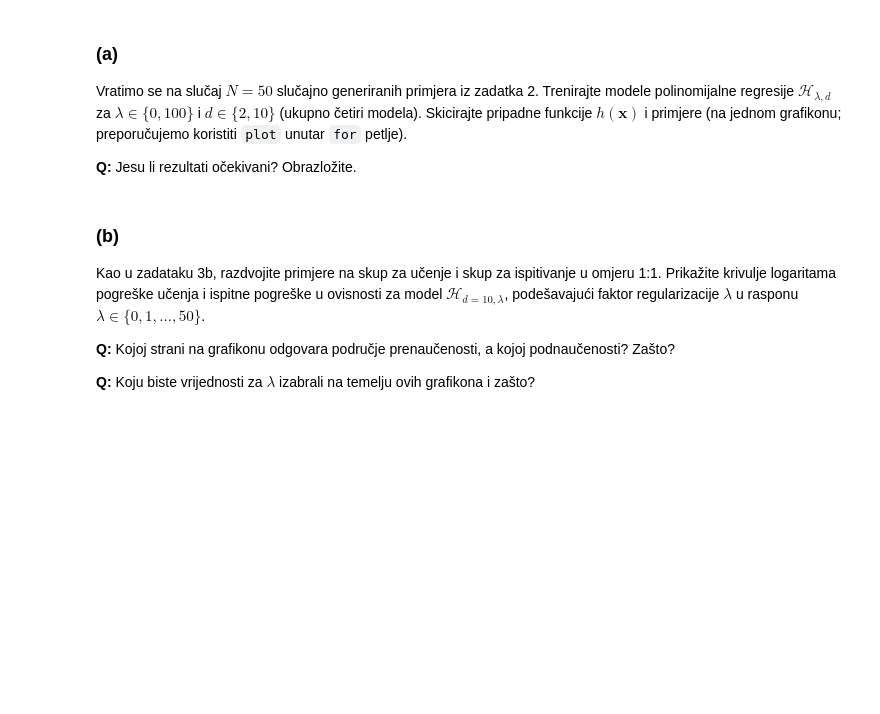
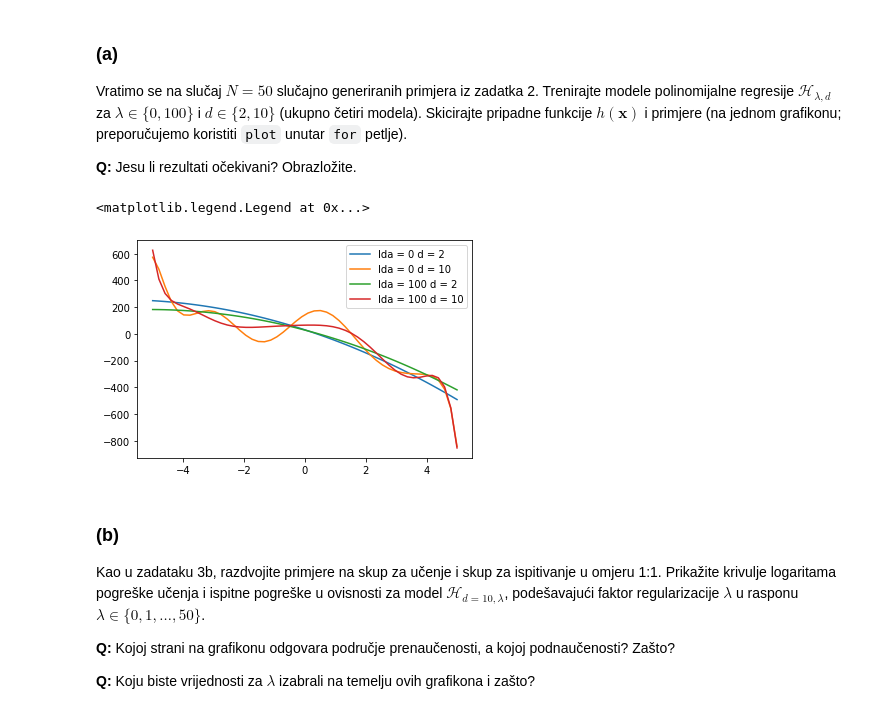
Before and after one commit to aj50009/su, a Jupyter notebook: SU-2019-LAB01-0036500097.ipynb, the cells around one changed output. Saved outputs shown, nothing was run; the diff lists cells and outputs as text; code cells hidden in the pictures; blank space fills up the shorter version.

```diff
--- a/SU-2019-LAB01-0036500097.ipynb
+++ b/SU-2019-LAB01-0036500097.ipynb
@@ -274,0 +287,16 @@ U gornjim eksperimentima nismo koristili **regularizaciju**. Vratimo se najprije
+# %%
+# Vaš kôd ovdje
+X = np.array([[0],[1],[2],[4]])
+y = np.array([4,1,2,5])
+ldas = [0, 1, 10]
+Phi = PolynomialFeatures(3).fit_transform(X)
+PhiT = Phi.transpose()
+for lda in ldas:
+    I = np.identity(4)
+    I[0,0] = 0 # Onemoguci utjecanje na bias
+    w = matmul(matmul(linalg.inv(matmul(PhiT, Phi) + lda * I), PhiT), y)
+    y_pred = [matmul(w.transpose(), xt) for xt in Phi]
+    E = (len(y) / 2) * mean_squared_error(y, y_pred)
+    print('[lambda = ' + str(lda) + '] ')
+    print(' weights: ' + str(w))
+    print(' error: ' + str(E))
@@ -284,0 +321,6 @@ from sklearn.linear_model import Ridge
+# %%
+# Vaš kôd ovdje
+for lda in ldas:
+    model = Ridge(alpha = lda).fit(Phi, y)
+    print(model.coef_)
+    print(model.intercept_)
@@ -295,3 +342,20 @@ Vratimo se na slučaj $N=50$ slučajno generiranih primjera iz zadatka 2. Trenir
+# %%
+# Vaš kôd ovdje
+X = make_instances(-5, 5, 50)
+f = lambda x: 5 + x[0] - 2 * pow(x[0], 2) - 5 * pow(x[0], 3)
+y = make_labels(X, f, 200)
+ldas = [0, 100]
+ds = [2, 10]
+for lda in ldas:
+    for d in ds:
+        Phi = PolynomialFeatures(d).fit_transform(X)
+        model = Ridge(alpha = lda).fit(Phi, y)
+        y_pred = model.predict(Phi)
+        plot([x[0] for x in X], y_pred, label='lda = ' + str(lda) + ' d = ' + str(d))
+plt.legend()
+# %% [output]
+<matplotlib.legend.Legend at 0x...>
+[figure, added]
 # %% [markdown]
 ### (b)
 
```
Also changed, not shown: parts of 32 cells of this notebook.
